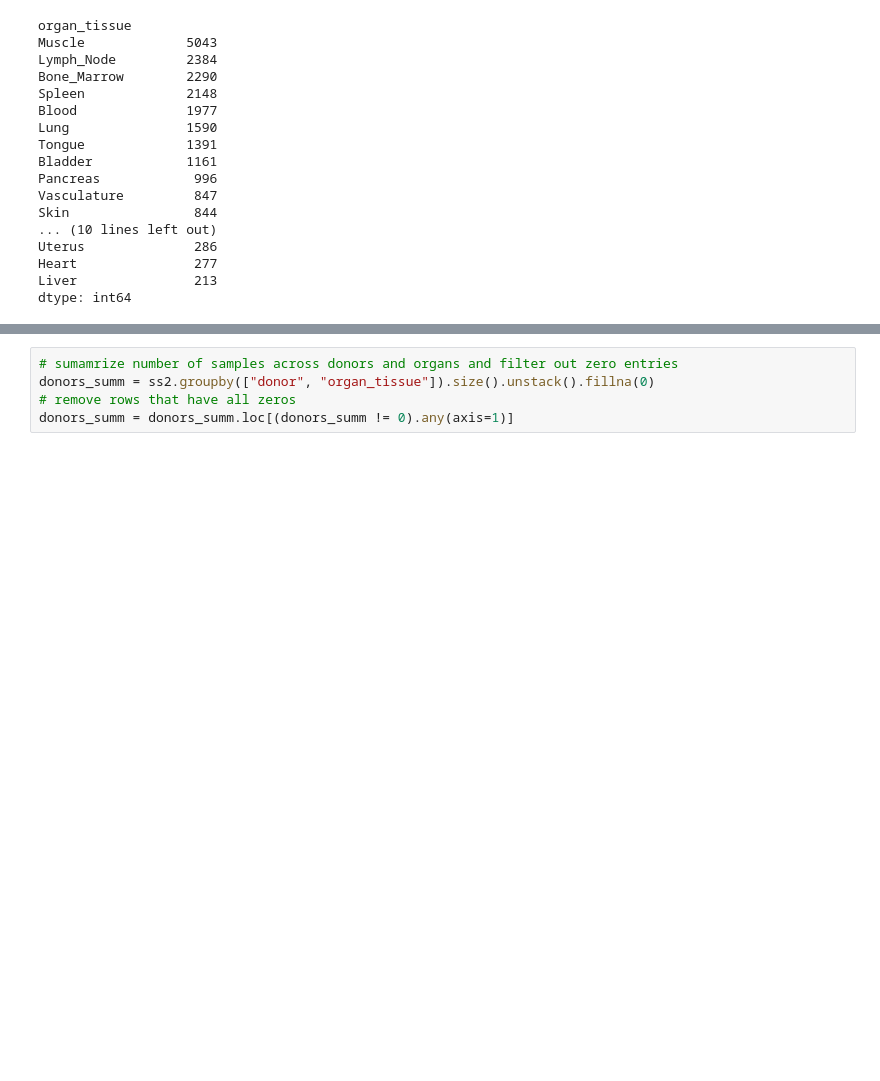
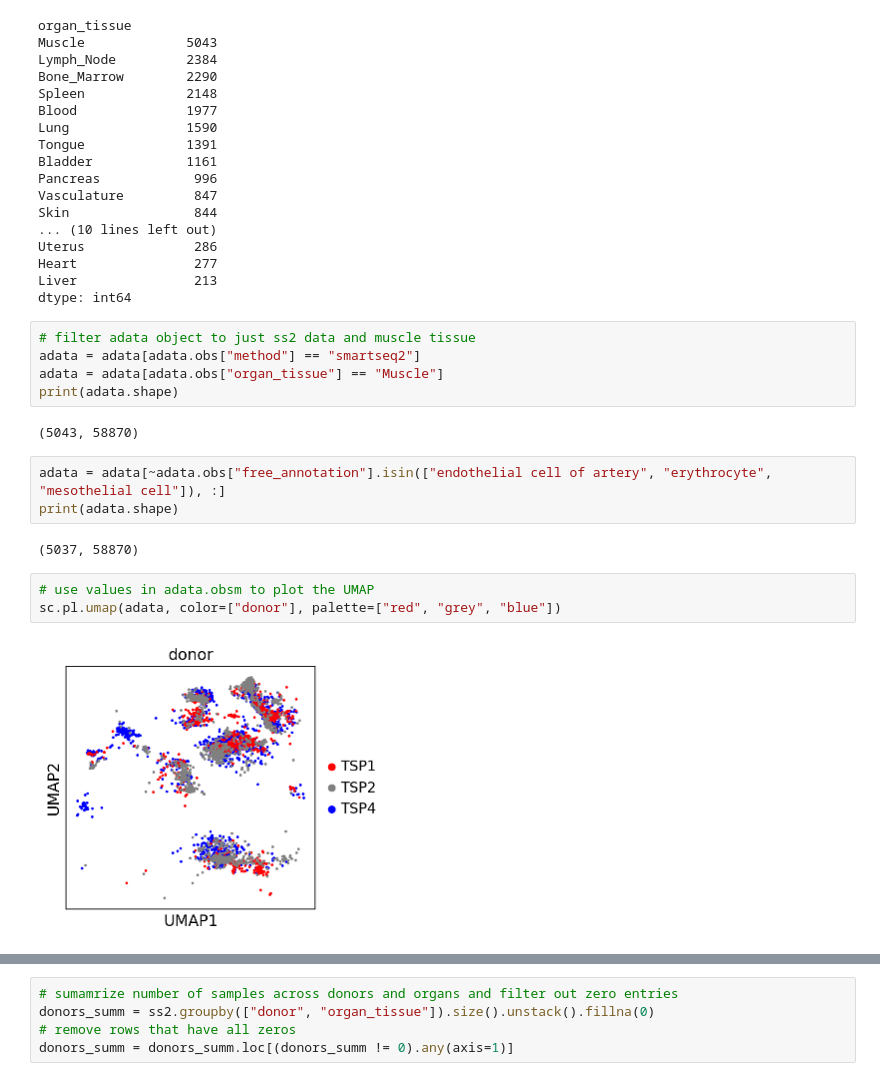
Before and after one commit to daklab/Leaflet-analysis, a Jupyter notebook: tabula_sapien/01_scanpy_workflow.ipynb, the cells around one changed output, grey strips where cells are left out. Drawn from its saved outputs; the diff is of its cells as text; blank space fills up the shorter version.

```diff
--- a/tabula_sapien/01_scanpy_workflow.ipynb
+++ b/tabula_sapien/01_scanpy_workflow.ipynb
@@ -91,3 +91,20 @@ Uterus              286
 Heart               277
 Liver               213
 dtype: int64
+# %%
+# filter adata object to just ss2 data and muscle tissue
+adata = adata[adata.obs["method"] == "smartseq2"]
+adata = adata[adata.obs["organ_tissue"] == "Muscle"]
+print(adata.shape)
+# %% [output]
+(5043, 58870)
+# %%
+adata = adata[~adata.obs["free_annotation"].isin(["endothelial cell of artery", "erythrocyte", "mesothelial cell"]), :]
+print(adata.shape)
+# %% [output]
+(5037, 58870)
+# %%
+# use values in adata.obsm to plot the UMAP
+sc.pl.umap(adata, color=["donor"], palette=["red", "grey", "blue"])
+# %% [output]
+[figure, added]
```
Also changed, not shown: parts of 41 cells of this notebook, 6 other files.
